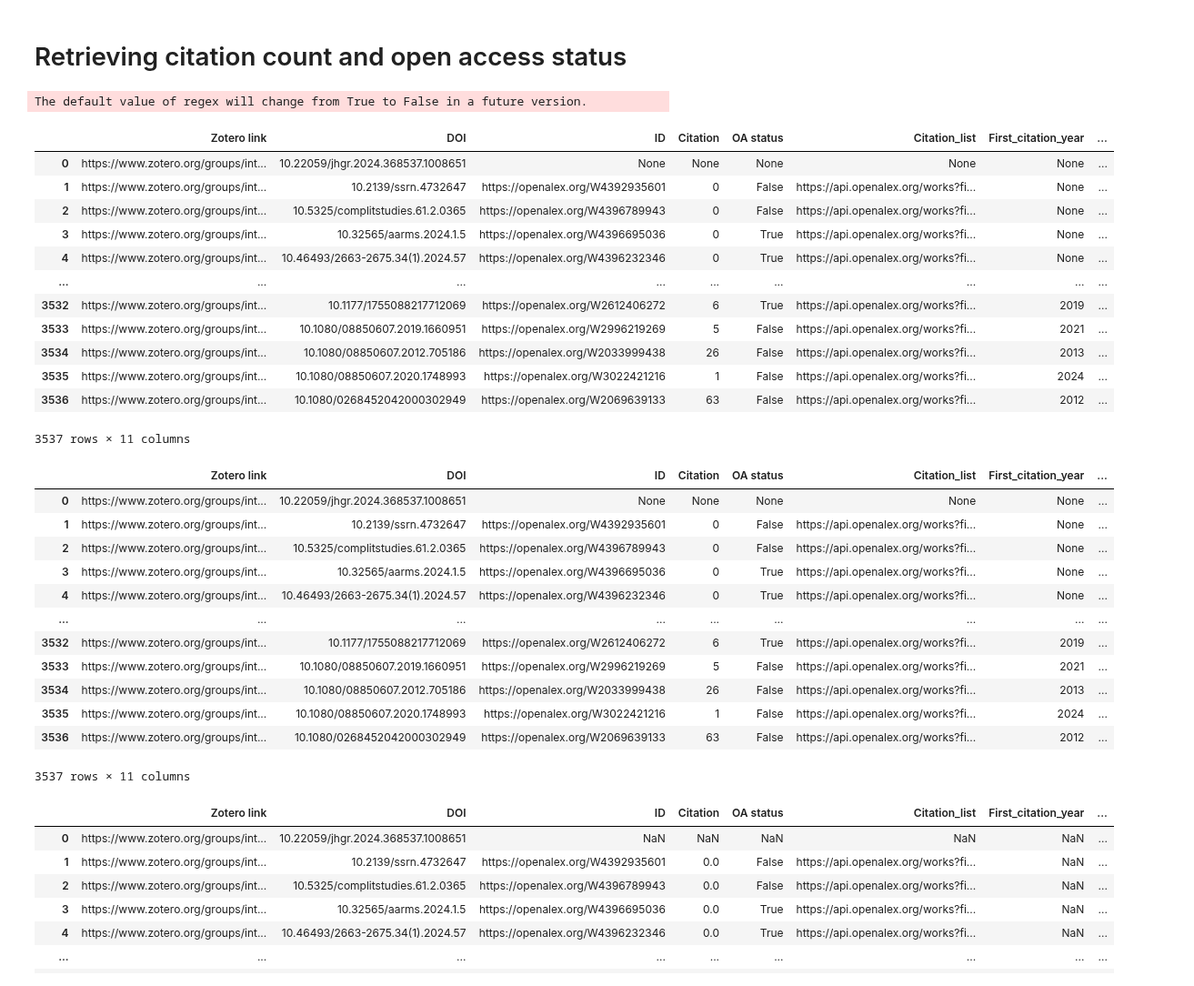
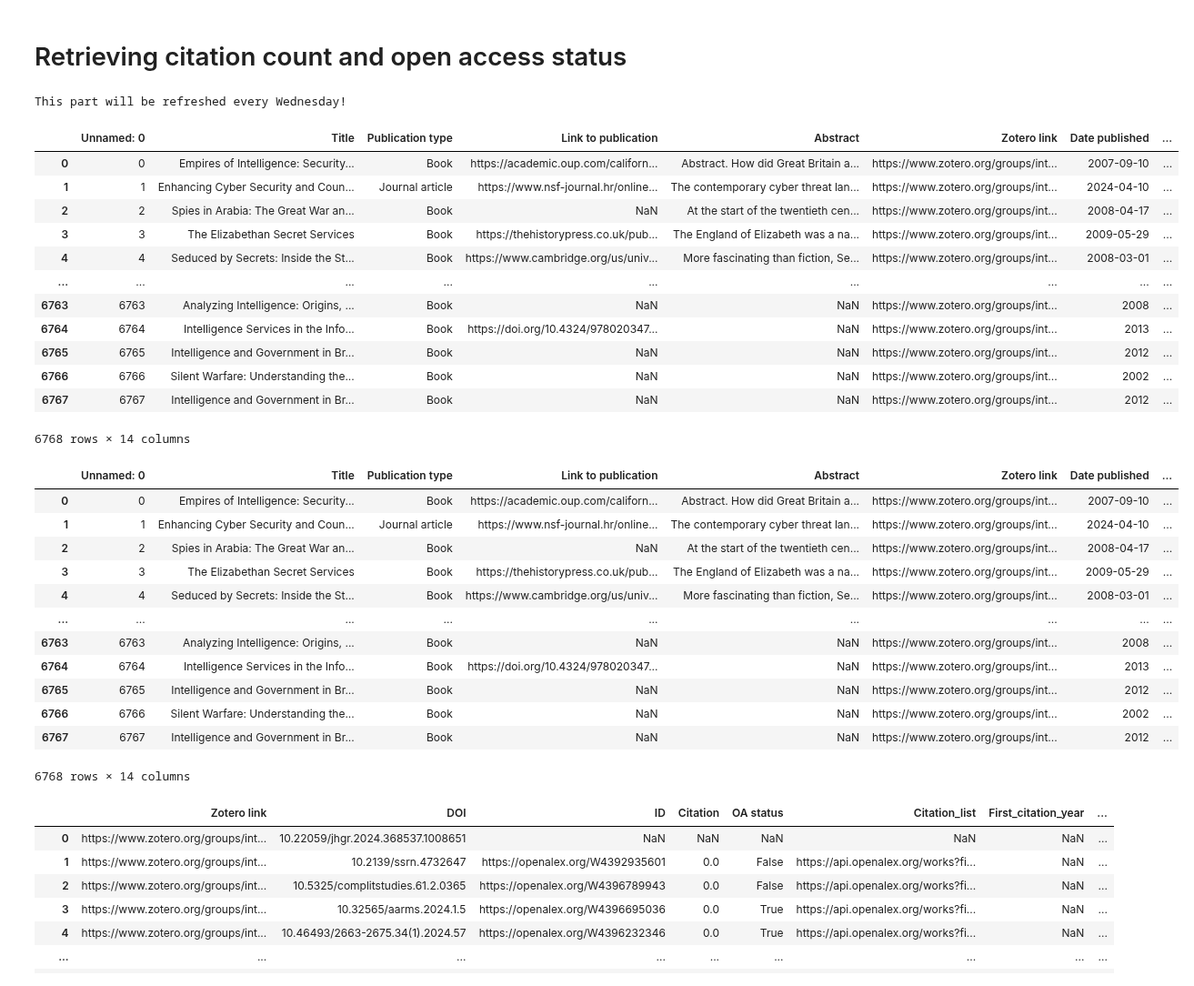
Before and after one commit to yusufaliozkan/zotero-intelligence-bibliography, a Jupyter notebook: all_items.ipynb, the cells around one changed output. Shown at 91% size. Saved outputs shown, nothing was run; the diff lists cells and outputs as text; code cells hidden in the pictures.

```diff
--- a/all_items.ipynb
+++ b/all_items.ipynb
@@ -578,7 +579,7 @@ test
 # Retrieving citation count and open access status
 # %%
 df_doi = pd.read_csv('all_items.csv')
-if datetime.today().weekday() == 4:
+if datetime.today().weekday() == 1:
 
     df_doi = df_doi[['Zotero link', 'DOI']].dropna()
     df_doi = df_doi.drop(df_doi[df_doi['DOI'] == ''].index)
@@ -625,47 +626,47 @@ if datetime.today().weekday() == 4:
     # Iterate over each row in the DataFrame
     for index, row in df_doi.iterrows():
         doi = row['DOI']
         article_metadata = fetch_article_metadata(doi)
         if article_metadata:
             # Update DataFrame with fetched information
             df_doi.at[index, 'ID'] = article_metadata['ID']
             df_doi.at[index, 'Citation'] = article_metadata['Citation']
             df_doi.at[index, 'OA status'] = article_metadata['OA status']
             df_doi.at[index, 'First_citation_year'] = article_metadata['First_citation_year']
             df_doi.at[index, 'Last_citation_year'] = article_metadata['Last_citation_year']
             if 'Citation_list' in article_metadata:
                 df_doi.at[index, 'Citation_list'] = article_metadata['Citation_list']
             else:
                 # Set to None if key is not found
                 df_doi.at[index, 'Citation_list'] = None
             df_doi.at[index, 'Publication_year'] = article_metadata['Publication_year']
             if 'OA_link' in article_metadata:
                 df_doi.at[index, 'OA_link'] = article_metadata['OA_link']
             else:
                 # Set to None if key is not found
                 df_doi.at[index, 'OA_link'] = None
 
     # Calculate the difference between First_citation_year and Publication_year
     df_doi['Year_difference'] = df_doi['First_citation_year'] - df_doi['Publication_year']
     df_doi.to_csv('citations.csv')
 else:
     print('This part will be refreshed every Wednesday!')
 df_doi
 # %% [output]
-The default value of regex will change from True to False in a future version.
+This part will be refreshed every Wednesday!
-|  | Zotero link | DOI | ID | Citation | OA status | Citation_list | First_citation_year | ... |
-| 0 | https://www.zotero.org/groups/int... | 10.22059/jhgr.2024.368537.1008651 | None | None | None | None | None | ... |
-| 1 | https://www.zotero.org/groups/int... | 10.2139/ssrn.4732647 | https://openalex.org/W4392935601 | 0 | False | https://api.openalex.org/works?fi... | None | ... |
-| 2 | https://www.zotero.org/groups/int... | 10.5325/complitstudies.61.2.0365 | https://openalex.org/W4396789943 | 0 | False | https://api.openalex.org/works?fi... | None | ... |
-| 3 | https://www.zotero.org/groups/int... | 10.32565/aarms.2024.1.5 | https://openalex.org/W4396695036 | 0 | True | https://api.openalex.org/works?fi... | None | ... |
-| 4 | https://www.zotero.org/groups/int... | 10.46493/2663-2675.34(1).2024.57 | https://openalex.org/W4396232346 | 0 | True | https://api.openalex.org/works?fi... | None | ... |
+|  | Unnamed: 0 | Title | Publication type | Link to publication | Abstract | Zotero link | Date published | ... |
+| 0 | 0 | Empires of Intelligence: Security... | Book | https://academic.oup.com/californ... | Abstract. How did Great Britain a... | https://www.zotero.org/groups/int... | 2007-09-10 | ... |
+| 1 | 1 | Enhancing Cyber Security and Coun... | Journal article | https://www.nsf-journal.hr/online... | The contemporary cyber threat lan... | https://www.zotero.org/groups/int... | 2024-04-10 | ... |
+| 2 | 2 | Spies in Arabia: The Great War an... | Book | NaN | At the start of the twentieth cen... | https://www.zotero.org/groups/int... | 2008-04-17 | ... |
+| 3 | 3 | The Elizabethan Secret Services | Book | https://thehistorypress.co.uk/pub... | The England of Elizabeth was a na... | https://www.zotero.org/groups/int... | 2009-05-29 | ... |
+| 4 | 4 | Seduced by Secrets: Inside the St... | Book | https://www.cambridge.org/us/univ... | More fascinating than fiction, Se... | https://www.zotero.org/groups/int... | 2008-03-01 | ... |
 | ... | ... | ... | ... | ... | ... | ... | ... | ... |
-| 3532 | https://www.zotero.org/groups/int... | 10.1177/1755088217712069 | https://openalex.org/W2612406272 | 6 | True | https://api.openalex.org/works?fi... | 2019 | ... |
-| 3533 | https://www.zotero.org/groups/int... | 10.1080/08850607.2019.1660951 | https://openalex.org/W2996219269 | 5 | False | https://api.openalex.org/works?fi... | 2021 | ... |
-| 3534 | https://www.zotero.org/groups/int... | 10.1080/08850607.2012.705186 | https://openalex.org/W2033999438 | 26 | False | https://api.openalex.org/works?fi... | 2013 | ... |
-| 3535 | https://www.zotero.org/groups/int... | 10.1080/08850607.2020.1748993 | https://openalex.org/W3022421216 | 1 | False | https://api.openalex.org/works?fi... | 2024 | ... |
-| 3536 | https://www.zotero.org/groups/int... | 10.1080/0268452042000302949 | https://openalex.org/W2069639133 | 63 | False | https://api.openalex.org/works?fi... | 2012 | ... |
+| 6763 | 6763 | Analyzing Intelligence: Origins, ... | Book | NaN | NaN | https://www.zotero.org/groups/int... | 2008 | ... |
+| 6764 | 6764 | Intelligence Services in the Info... | Book | https://doi.org/10.4324/978020347... | NaN | https://www.zotero.org/groups/int... | 2013 | ... |
+| 6765 | 6765 | Intelligence and Government in Br... | Book | NaN | NaN | https://www.zotero.org/groups/int... | 2012 | ... |
+| 6766 | 6766 | Silent Warfare: Understanding the... | Book | NaN | NaN | https://www.zotero.org/groups/int... | 2002 | ... |
+| 6767 | 6767 | Intelligence and Government in Br... | Book | NaN | NaN | https://www.zotero.org/groups/int... | 2012 | ... |
-3537 rows × 11 columns
+6768 rows × 14 columns
 # %%
 # ## Remove after the first successful retrieval 2024-02-18
 
@@ -781,19 +782,19 @@ The default value of regex will change from True to False in a future version.
 # %%
 df_doi
 # %% [output]
-|  | Zotero link | DOI | ID | Citation | OA status | Citation_list | First_citation_year | ... |
-| 0 | https://www.zotero.org/groups/int... | 10.22059/jhgr.2024.368537.1008651 | None | None | None | None | None | ... |
-| 1 | https://www.zotero.org/groups/int... | 10.2139/ssrn.4732647 | https://openalex.org/W4392935601 | 0 | False | https://api.openalex.org/works?fi... | None | ... |
-| 2 | https://www.zotero.org/groups/int... | 10.5325/complitstudies.61.2.0365 | https://openalex.org/W4396789943 | 0 | False | https://api.openalex.org/works?fi... | None | ... |
-| 3 | https://www.zotero.org/groups/int... | 10.32565/aarms.2024.1.5 | https://openalex.org/W4396695036 | 0 | True | https://api.openalex.org/works?fi... | None | ... |
-| 4 | https://www.zotero.org/groups/int... | 10.46493/2663-2675.34(1).2024.57 | https://openalex.org/W4396232346 | 0 | True | https://api.openalex.org/works?fi... | None | ... |
+|  | Unnamed: 0 | Title | Publication type | Link to publication | Abstract | Zotero link | Date published | ... |
+| 0 | 0 | Empires of Intelligence: Security... | Book | https://academic.oup.com/californ... | Abstract. How did Great Britain a... | https://www.zotero.org/groups/int... | 2007-09-10 | ... |
+| 1 | 1 | Enhancing Cyber Security and Coun... | Journal article | https://www.nsf-journal.hr/online... | The contemporary cyber threat lan... | https://www.zotero.org/groups/int... | 2024-04-10 | ... |
+| 2 | 2 | Spies in Arabia: The Great War an... | Book | NaN | At the start of the twentieth cen... | https://www.zotero.org/groups/int... | 2008-04-17 | ... |
+| 3 | 3 | The Elizabethan Secret Services | Book | https://thehistorypress.co.uk/pub... | The England of Elizabeth was a na... | https://www.zotero.org/groups/int... | 2009-05-29 | ... |
+| 4 | 4 | Seduced by Secrets: Inside the St... | Book | https://www.cambridge.org/us/univ... | More fascinating than fiction, Se... | https://www.zotero.org/groups/int... | 2008-03-01 | ... |
 | ... | ... | ... | ... | ... | ... | ... | ... | ... |
-| 3532 | https://www.zotero.org/groups/int... | 10.1177/1755088217712069 | https://openalex.org/W2612406272 | 6 | True | https://api.openalex.org/works?fi... | 2019 | ... |
-| 3533 | https://www.zotero.org/groups/int... | 10.1080/08850607.2019.1660951 | https://openalex.org/W2996219269 | 5 | False | https://api.openalex.org/works?fi... | 2021 | ... |
-| 3534 | https://www.zotero.org/groups/int... | 10.1080/08850607.2012.705186 | https://openalex.org/W2033999438 | 26 | False | https://api.openalex.org/works?fi... | 2013 | ... |
-| 3535 | https://www.zotero.org/groups/int... | 10.1080/08850607.2020.1748993 | https://openalex.org/W3022421216 | 1 | False | https://api.openalex.org/works?fi... | 2024 | ... |
-| 3536 | https://www.zotero.org/groups/int... | 10.1080/0268452042000302949 | https://openalex.org/W2069639133 | 63 | False | https://api.openalex.org/works?fi... | 2012 | ... |
+| 6763 | 6763 | Analyzing Intelligence: Origins, ... | Book | NaN | NaN | https://www.zotero.org/groups/int... | 2008 | ... |
+| 6764 | 6764 | Intelligence Services in the Info... | Book | https://doi.org/10.4324/978020347... | NaN | https://www.zotero.org/groups/int... | 2013 | ... |
+| 6765 | 6765 | Intelligence and Government in Br... | Book | NaN | NaN | https://www.zotero.org/groups/int... | 2012 | ... |
+| 6766 | 6766 | Silent Warfare: Understanding the... | Book | NaN | NaN | https://www.zotero.org/groups/int... | 2002 | ... |
+| 6767 | 6767 | Intelligence and Government in Br... | Book | NaN | NaN | https://www.zotero.org/groups/int... | 2012 | ... |
-3537 rows × 11 columns
+6768 rows × 14 columns
 # %%
 df_doi_2 = pd.read_csv('citations.csv', usecols=lambda column: column != 'Unnamed: 0')
 df_doi_2
```
Also changed, not shown: parts of 9 cells of this notebook, 7 other files.
